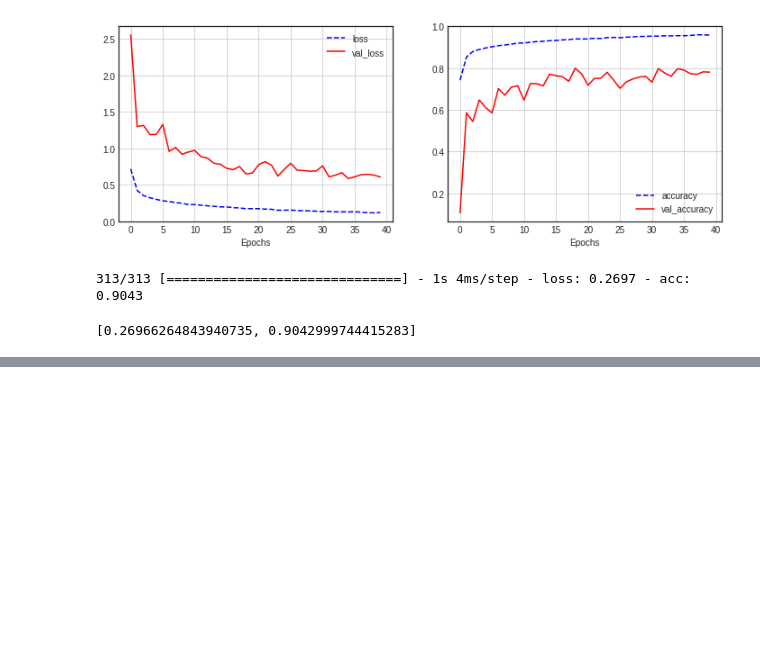
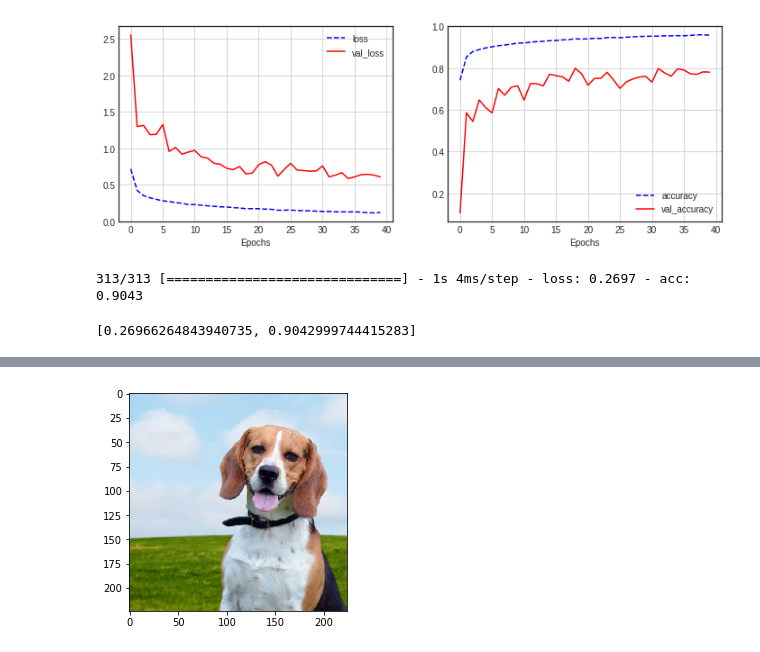
Before and after one commit to bnv20/kdt7, a Jupyter notebook: m9_딥러닝기초/컨볼루션 신경망활용.ipynb, the cells around one changed output, grey strips where cells are left out. Saved outputs shown, nothing was run; the diff lists cells and outputs as text; code cells hidden in the pictures; blank space fills up the shorter version.

```diff
--- a/m9_딥러닝기초/컨볼루션 신경망활용.ipynb
+++ b/m9_딥러닝기초/컨볼루션 신경망활용.ipynb
@@ -446,0 +482,7 @@ model_4.evaluate(x_test,y_test)
+# %%
+from keras.applications.vgg19 import VGG19, preprocess_input, decode_predictions
+
+vggnet = VGG19(include_top=True, weights='imagenet',
+               input_tensor=None, input_shape=None,
+               pooling=None, classes=1000)
+vggnet.summary()
@@ -446,0 +520,12 @@ model_4.evaluate(x_test,y_test)
+# %%
+import matplotlib.pyplot as plt
+import tensorflow as tf
+
+img = tf.keras.preprocessing.image.load_img('dog.jpg', target_size=(224,224))
+plt.imshow(img)
+x = tf.keras.preprocessing.image.img_to_array(img)
+x = x.reshape(1,x.shape[0],x.shape[1],x.shape[2])
+x = preprocess_input(x)
+preds = vggnet.predict(x)
+print(decode_predictions(preds))
+# %% [output]
@@ -446,0 +536 @@ model_4.evaluate(x_test,y_test)
+[figure, added]
```
Also changed, not shown: parts of 22 cells of this notebook.
